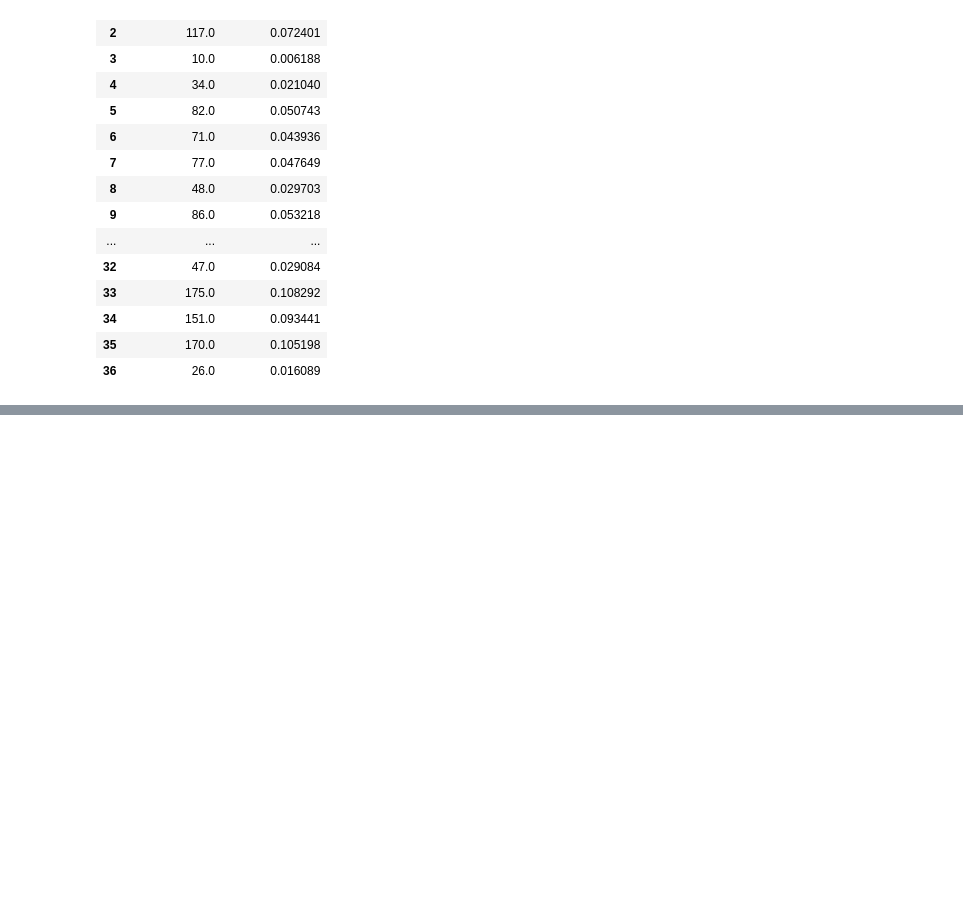
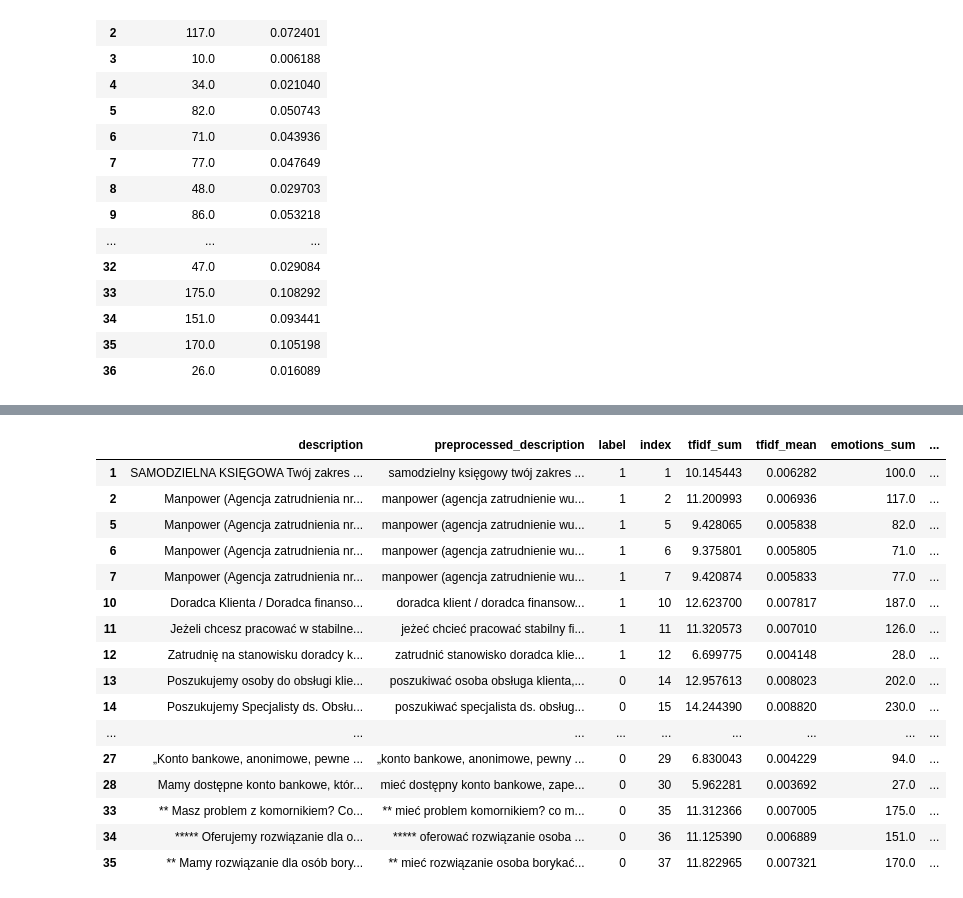
Before and after one commit to wojciechkosiuk/mISIe-SupervisionHack2023, a Jupyter notebook: bag_of_words.ipynb, the cells around one changed output, grey strips where cells are left out. Saved outputs shown, nothing was run; the diff lists cells and outputs as text; code cells hidden in the pictures; blank space fills up the shorter version.

```diff
--- a/bag_of_words.ipynb
+++ b/bag_of_words.ipynb
@@ -249,0 +274,20 @@ final_df
+# %%
+final_df[final_df['possible_phone_numbers'] != '']
+# %% [output]
+|  | description | preprocessed_description | label | index | tfidf_sum | tfidf_mean | emotions_sum | ... |
+| 1 | SAMODZIELNA KSIĘGOWA Twój zakres ... | samodzielny księgowy twój zakres ... | 1 | 1 | 10.145443 | 0.006282 | 100.0 | ... |
+| 2 | Manpower (Agencja zatrudnienia nr... | manpower (agencja zatrudnienie wu... | 1 | 2 | 11.200993 | 0.006936 | 117.0 | ... |
+| 5 | Manpower (Agencja zatrudnienia nr... | manpower (agencja zatrudnienie wu... | 1 | 5 | 9.428065 | 0.005838 | 82.0 | ... |
+| 6 | Manpower (Agencja zatrudnienia nr... | manpower (agencja zatrudnienie wu... | 1 | 6 | 9.375801 | 0.005805 | 71.0 | ... |
+| 7 | Manpower (Agencja zatrudnienia nr... | manpower (agencja zatrudnienie wu... | 1 | 7 | 9.420874 | 0.005833 | 77.0 | ... |
+| 10 | Doradca Klienta / Doradca finanso... | doradca klient / doradca finansow... | 1 | 10 | 12.623700 | 0.007817 | 187.0 | ... |
+| 11 | Jeżeli chcesz pracować w stabilne... | jeżeć chcieć pracować stabilny fi... | 1 | 11 | 11.320573 | 0.007010 | 126.0 | ... |
+| 12 | Zatrudnię na stanowisku doradcy k... | zatrudnić stanowisko doradca klie... | 1 | 12 | 6.699775 | 0.004148 | 28.0 | ... |
+| 13 | Poszukujemy osoby do obsługi klie... | poszukiwać osoba obsługa klienta,... | 0 | 14 | 12.957613 | 0.008023 | 202.0 | ... |
+| 14 | Poszukujemy Specjalisty ds. Obsłu... | poszukiwać specjalista ds. obsług... | 0 | 15 | 14.244390 | 0.008820 | 230.0 | ... |
+| ... | ... | ... | ... | ... | ... | ... | ... | ... |
+| 27 | „Konto bankowe, anonimowe, pewne ... | „konto bankowe, anonimowe, pewny ... | 0 | 29 | 6.830043 | 0.004229 | 94.0 | ... |
+| 28 | Mamy dostępne konto bankowe, któr... | mieć dostępny konto bankowe, zape... | 0 | 30 | 5.962281 | 0.003692 | 27.0 | ... |
+| 33 | ** Masz problem z komornikiem? Co... | ** mieć problem komornikiem? co m... | 0 | 35 | 11.312366 | 0.007005 | 175.0 | ... |
+| 34 | ***** Oferujemy rozwiązanie dla o... | ***** oferować rozwiązanie osoba ... | 0 | 36 | 11.125390 | 0.006889 | 151.0 | ... |
+| 35 | ** Mamy rozwiązanie dla osób bory... | ** mieć rozwiązanie osoba borykać... | 0 | 37 | 11.822965 | 0.007321 | 170.0 | ... |
```
Also changed, not shown: parts of 4 cells of this notebook.
